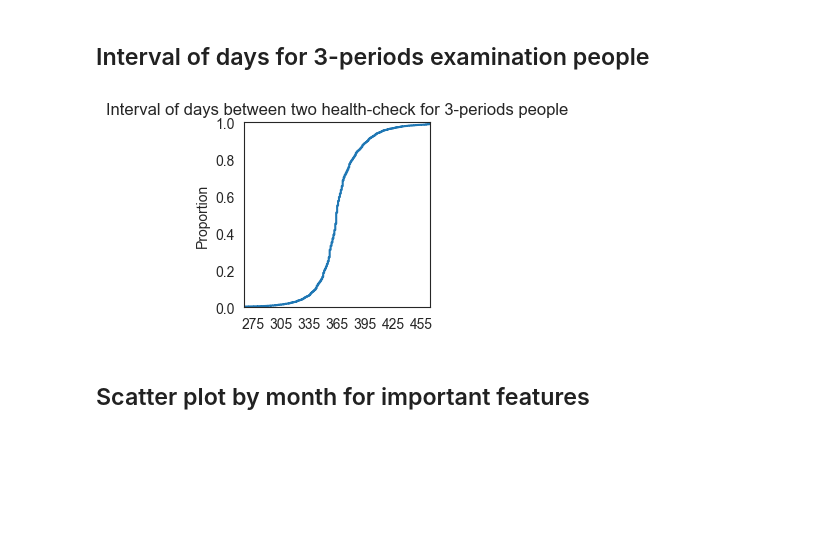
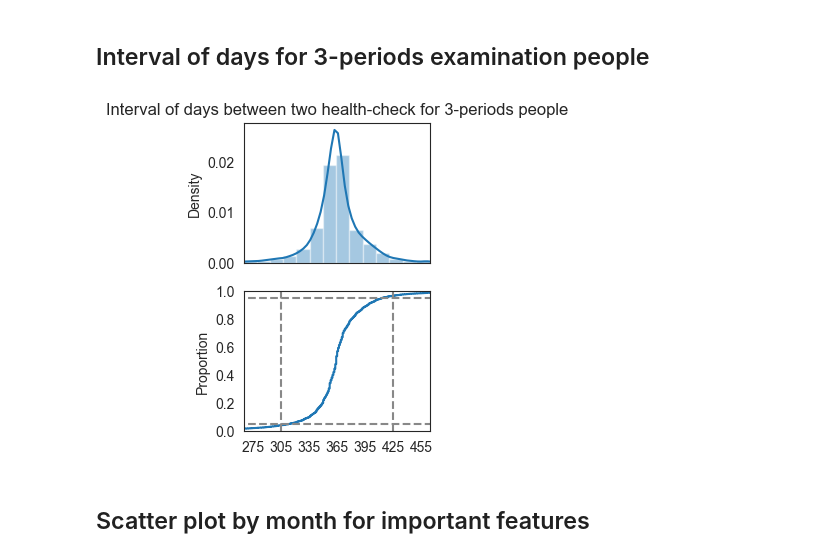
Before and after one commit to huboqiang/healthman, a Jupyter notebook: Figure1_basic_stats-R.ipynb, the cells around one changed output. Cells and saved outputs as stored; diff of their text form; code cells hidden in the pictures; blank space fills up the shorter version.

```diff
--- a/Figure1_basic_stats-R.ipynb
+++ b/Figure1_basic_stats-R.ipynb
@@ -517,23 +526,34 @@ fig.savefig(f"{workdir}/FigureS1_C.pdf")
 # %%
 start_date0 = pd.Timestamp('2020-11-01')
 df_months = df_table1plus[df_table1plus["sample_id"].isin(l_consecute_man3p)][["sample_id", "period"]]
 df_months["ndays"] = df_table1plus[df_table1plus["sample_id"].isin(l_consecute_man3p)].apply(
                             lambda x: pd.Timestamp("%04d-%02d-%02d" % (x["year"],x["month"],x["day"]))-start_date0, axis=1
 )
 df_months_pvt = df_months.pivot_table(index="sample_id", columns="period", values="ndays", aggfunc=np.nanmedian)
 df_months = (df_months_pvt["Test-2023"] - df_months_pvt["Control-2022"]).append(
     (df_months_pvt["Control-2022"] - df_months_pvt["Control-2021"])
 ) / np.timedelta64(1, 'D')
 # ) / np.timedelta64(1, 'M') - 12
-fig = plt.figure(figsize=(2.4,2.4))
-ax = fig.add_subplot(1,1,1)
-sns.ecdfplot(df_months, ax=ax)
-ax.set_xlim(-100+365,100+365)
-ax.set_xticks([365-90, 365-60, 365-30, 365, 365+30, 365+60, 365+90])
-ax.set_title("Interval of days between two health-check for 3-periods people")
+fig = plt.figure(figsize=(2.4,4))
+ax1 = fig.add_subplot(2,1,1)
+sns.distplot(df_months, ax=ax1)
+ax1.set_xlim(-100+365,100+365)
+ax1.set_xticks([])
+ax1.set_title("Interval of days between two health-check for 3-periods people")
+
+ax2 = fig.add_subplot(2,1,2)
+sns.ecdfplot(df_months, ax=ax2)
+ax2.set_xlim(-100+365,100+365)
+ax2.set_xticks([365-90, 365-60, 365-30, 365, 365+30, 365+60, 365+90])
+ax2.vlines(365-60, 0, 1, linestyles="dashed", color="#888888")
+ax2.vlines(365+60, 0, 1, linestyles="dashed", color="#888888")
+ax2.hlines(0.05, 365-120, 365+120, linestyles="dashed", color="#888888")
+ax2.hlines(0.95, 365-120, 365+120, linestyles="dashed", color="#888888")
+
+
 fig.savefig(f"{workdir}/Figure1_D.pdf")
 # %% [output]
-[figure, old version]
+[figure, new version]
 # %% [markdown]
 ## Scatter plot by month for important features
 # %%
```
Also changed, not shown: parts of 9 cells of this notebook, 13 other files.
